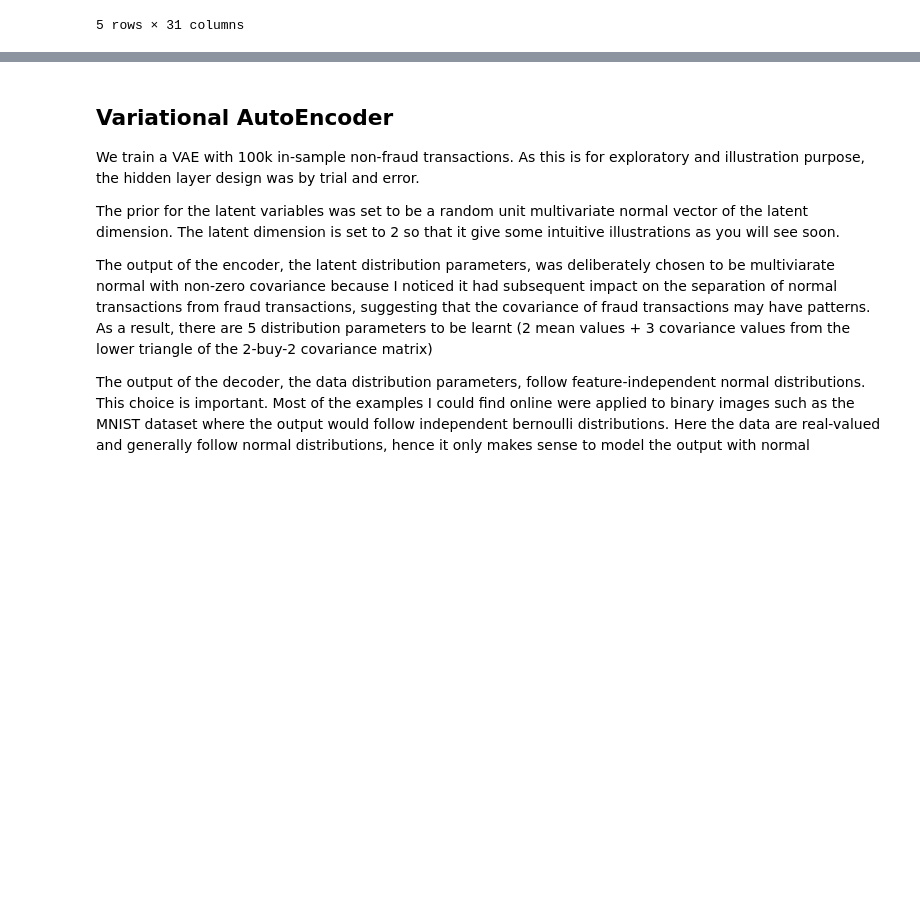
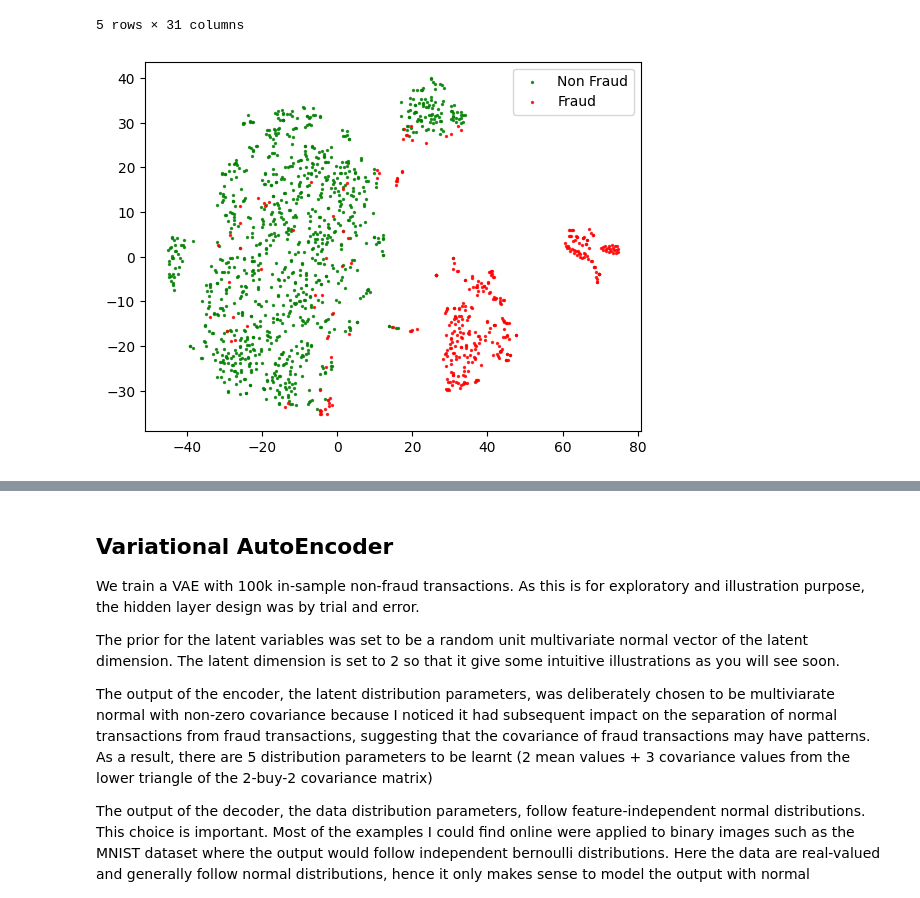
Before and after one commit to anandharaju/Fraud-Detection-using-Variational-AutoEncoder, a Jupyter notebook: fraud-detection-using-variational-autoencoder.ipynb, the cells around one changed output, grey strips where cells are left out. Cells and saved outputs as stored; diff of their text form; code cells hidden in the pictures; blank space fills up the shorter version.

```diff
--- a/fraud-detection-using-variational-autoencoder.ipynb
+++ b/fraud-detection-using-variational-autoencoder.ipynb
@@ -139,3 +137,14 @@ data.head()
 | 87387 | 17.128333 | -1.432948 | 1.478076 | 0.576724 | 0.207540 | -0.670662 | -0.464572 | 0.221023 | -0.099811 | 1.561896 | ... | ... |
 | 267282 | 21.195278 | 2.051016 | -0.016765 | -2.284865 | 0.302168 | 0.786895 | -0.998558 | 0.768990 | -0.464383 | 0.362863 | ... | ... |
 5 rows × 31 columns
+# %%
+non_fraud = data[data['Class'] == 0].sample(1000)
+fraud = data[data['Class'] == 1]
+
+df = pd.concat([non_fraud, fraud]).sample(frac=1).reset_index(drop=True)
+X = df.drop(['Class'], axis = 1).values
+Y = df["Class"].values
+
+tsne_plot(X, Y, "original.png")
+# %% [output]
+[figure, added]
```
Also changed, not shown: parts of 16 cells of this notebook.
